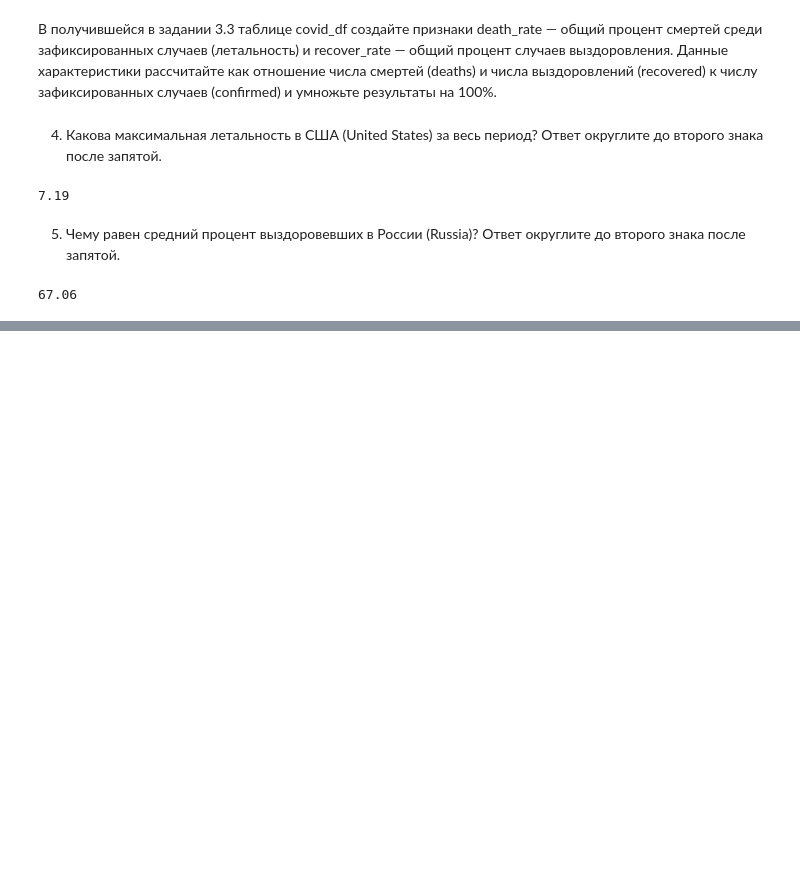
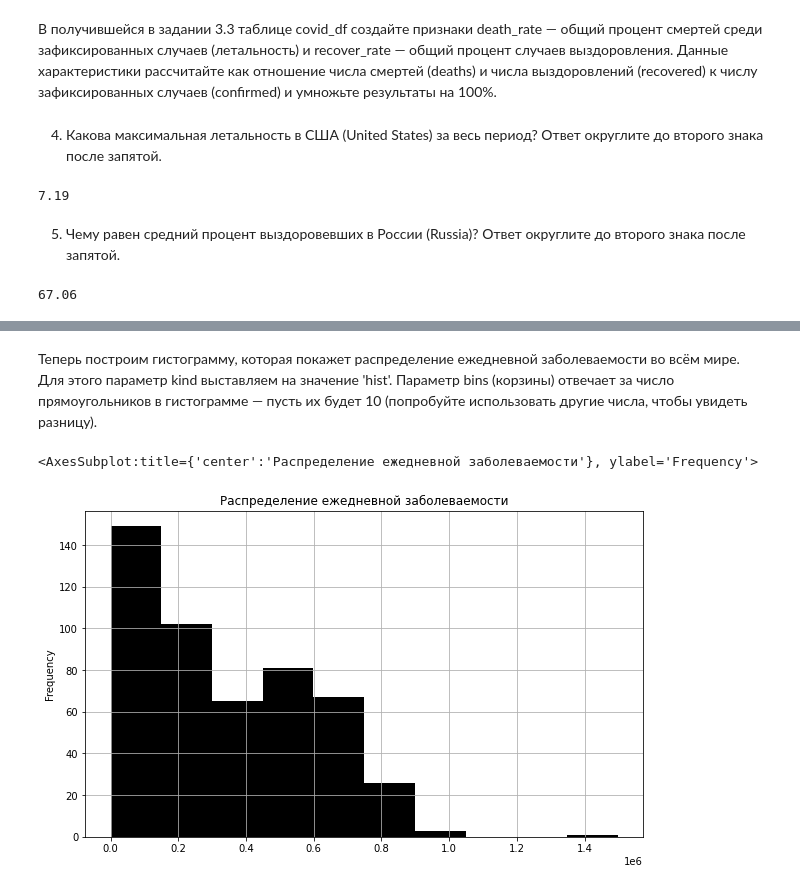
Before and after one commit to UdTatyana/SF-Data-Science, a Jupyter notebook: Skillfactory/PY_13 Визуализация/Theory_13.ipynb, the cells around one changed output, grey strips where cells are left out. Saved outputs shown, nothing was run; the diff lists cells and outputs as text; code cells hidden in the pictures; blank space fills up the shorter version.

```diff
--- a/Skillfactory/PY_13 Визуализация/Theory_13.ipynb
+++ b/Skillfactory/PY_13 Визуализация/Theory_13.ipynb
@@ -124,0 +167,14 @@ round(covid_df[covid_df['country'] == 'Russia']['recover_rate'].mean().max(), 2)
+# %% [markdown]
+Теперь построим гистограмму, которая покажет распределение ежедневной заболеваемости во всём мире. Для этого параметр kind выставляем на значение 'hist'. Параметр bins (корзины) отвечает за число прямоугольников в гистограмме — пусть их будет 10 (попробуйте использовать другие числа, чтобы увидеть разницу).
+# %%
+grouped_cases.plot(
+    kind='hist',
+    figsize=(10, 6),
+    title='Распределение ежедневной заболеваемости',
+    grid=True,
+    color='black',
+    bins=10
+)
+# %% [output]
+<AxesSubplot:title={'center':'Распределение ежедневной заболеваемости'}, ylabel='Frequency'>
+[figure, added]
```
Also changed, not shown: parts of 24 cells of this notebook.
